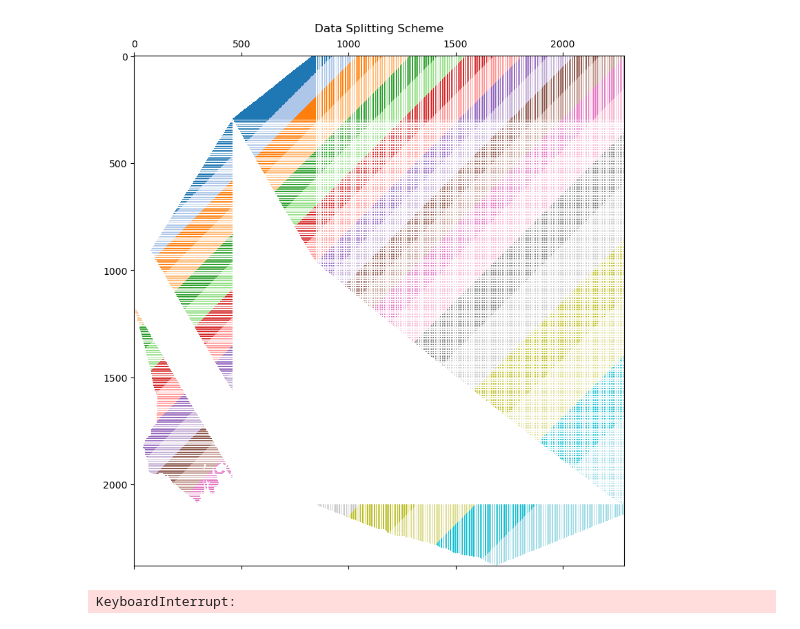
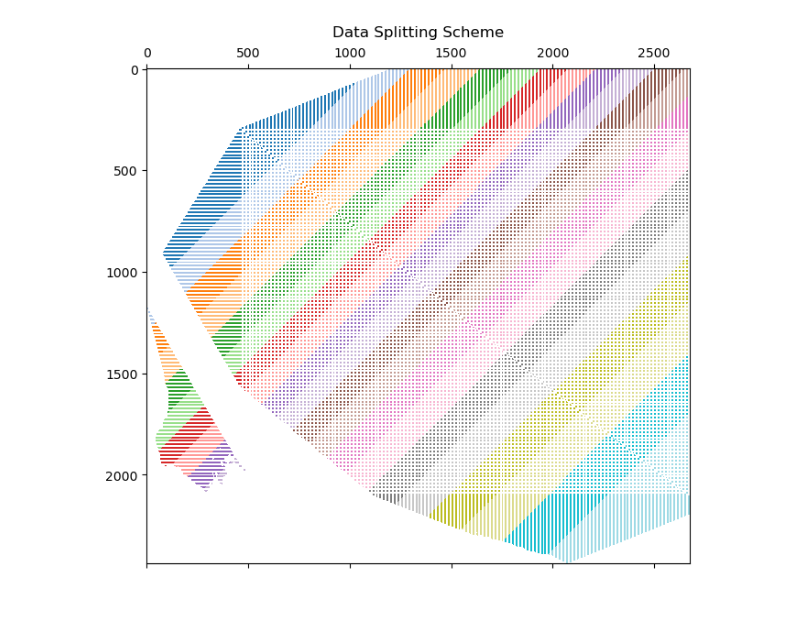
Before and after one commit to DannyCollinson/EMIT-ECOSTRESS, a Jupyter notebook: data_prep/Data_Splitting.ipynb, the cells around one changed output. Drawn from its saved outputs; the diff is of its cells as text; code cells hidden in the pictures.

```diff
--- a/data_prep/Data_Splitting.ipynb
+++ b/data_prep/Data_Splitting.ipynb
@@ -16,22 +16,22 @@ def pickle_load(relative_path: str):  # -> pickled_file_contents
 def pickle_save(obj: object, relative_path: str) -> None:
     pickle.dump(obj, open(join_path(relative_path), 'wb'))
 # %%
-elev_list = pickle_load('Data\\Decomposed_Data_2\\elevation_list.pkl')
-elev = pickle_load('Data\\Decomposed_Data_2\\elevation.pkl')
+elev_list = pickle_load('Data\\Decomposed_Data_3\\elevation_list.pkl')
+elev = pickle_load('Data\\Decomposed_Data_3\\elevation.pkl')
 
-temp_day_list = pickle_load('Data\\Decomposed_Data_2\\temp_day_list.pkl')
-temp_day = pickle_load('Data\\Decomposed_Data_2\\temp_day.pkl')
+temp_day_list = pickle_load('Data\\Decomposed_Data_3\\temp_day_list.pkl')
+temp_day = pickle_load('Data\\Decomposed_Data_3\\temp_day.pkl')
 
-temp_night_list = pickle_load('Data\\Decomposed_Data_2\\temp_night_list.pkl')
-temp_night = pickle_load('Data\\Decomposed_Data_2\\temp_night.pkl')
+# temp_night_list = pickle_load('Data\\Decomposed_Data_2\\temp_night_list.pkl')
+# temp_night = pickle_load('Data\\Decomposed_Data_2\\temp_night.pkl')
 
-ref_list = pickle_load('Data\\Decomposed_Data_2\\reflectance_list.pkl')
-ref = pickle_load('Data\\Decomposed_Data_2\\reflectance.pkl')
+ref_list = pickle_load('Data\\Decomposed_Data_3\\reflectance_list.pkl')
+ref = pickle_load('Data\\Decomposed_Data_3\\reflectance.pkl')
 
-good_coords = pickle_load('Data\\Decomposed_Data_2\\good_coords.pkl')
+good_coords = pickle_load('Data\\Decomposed_Data_3\\good_coords.pkl')
 
-lat = pickle_load('Data\\Decomposed_Data_2\\latitude.pkl')
-lon = pickle_load('Data\\Decomposed_Data_2\\longitude.pkl')
+lat = pickle_load('Data\\Decomposed_Data_3\\latitude.pkl')
+lon = pickle_load('Data\\Decomposed_Data_3\\longitude.pkl')
 # %%
 indices = np.meshgrid(
     np.arange(len(lat)), np.arange(len(lon)), indexing='ij'
@@ -81,10 +81,10 @@ for rank in np.arange(order.max() + 1, dtype=int):
                     cur_split += 1
                     cur_threshold = thresholds[cur_split]
 # %%
-fig, ax = plt.subplots(figsize=(12,8), layout='constrained')
+fig, ax = plt.subplots(figsize=(8,6), layout='constrained')
 ax.matshow(splits[::-1, :], cmap='tab20')
 fig.suptitle('Data Splitting Scheme')
 plt.show(fig)
 # %% [output]
-[figure, old version]
+[figure, new version]
 # %%
@@ -106,13 +106,13 @@ for split_num in np.arange(np.nanmax(splits) + 1, dtype=int):
         save_data = data[split]
         pickle_save(save_data, save_path_name_num)
 # %%
-save_path = 'Data\\Split_Data_2\\Block_Data\\(__)_(**)_block.pkl'
+save_path = 'Data\\Split_Data_3\\Block_Data\\(__)_(**)_block.pkl'
 
 pickle_list = [
     ('elevation', elev),
     ('reflectance', ref),
     ('temp_day', temp_day),
-    ('temp_night', temp_night),
+    # ('temp_night', temp_night),
 ]
 
 for split_num in np.arange(np.nanmax(splits) + 1, dtype=int):
@@ -128,5 +128,3 @@ for split_num in np.arange(np.nanmax(splits) + 1, dtype=int):
         else:
             save_data = data * mask[:, :, np.newaxis].repeat(data.shape[2], 2)
         pickle_save(save_data, save_path_name_num)
-# %% [output]
-KeyboardInterrupt:
```
Also changed, not shown: parts of 2 cells of this notebook, 3 other files.
